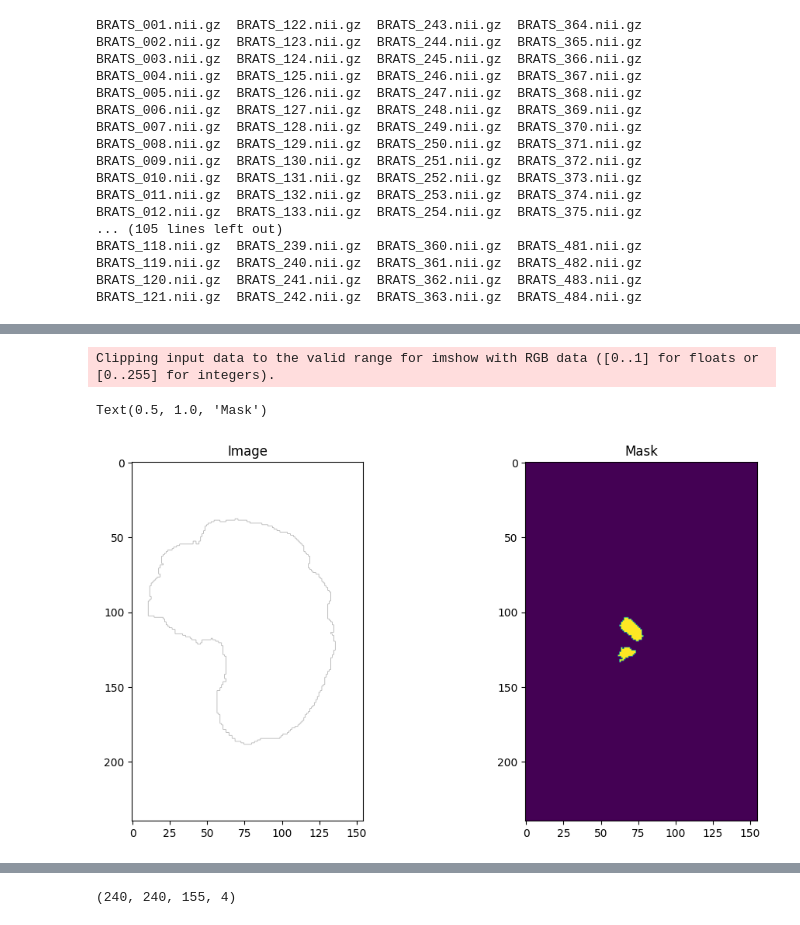
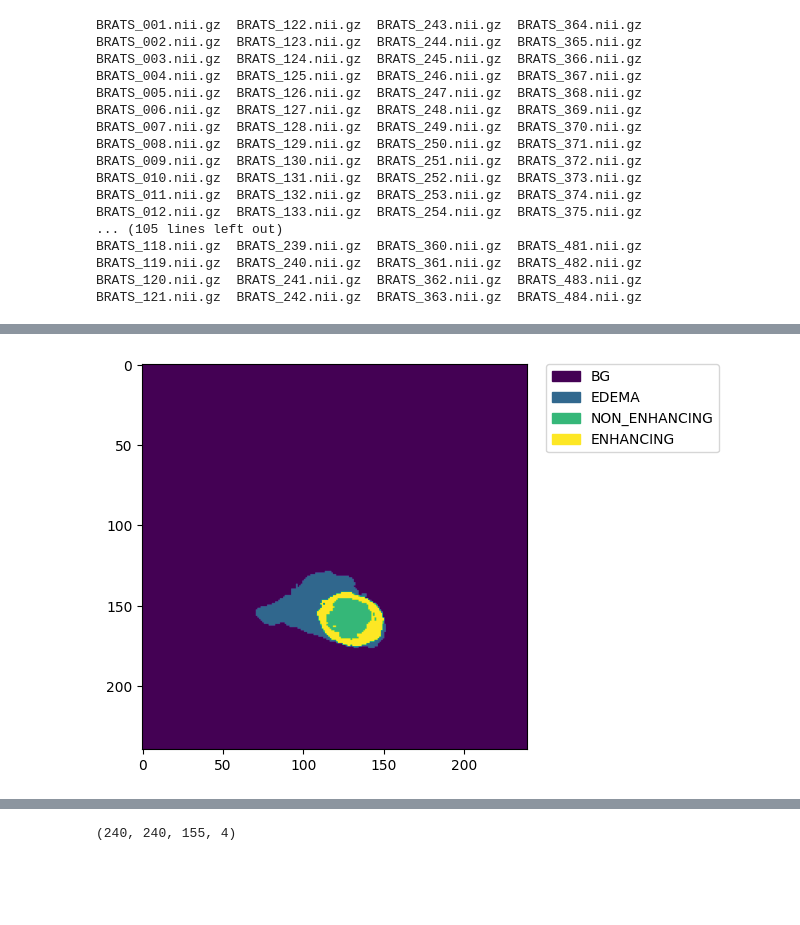
Before and after one commit to nashirj/mri-3d-segmentation, a Jupyter notebook: notebooks/mri-segmentation.ipynb, the cells around one changed output, grey strips where cells are left out. Drawn from its saved outputs; the diff is of its cells as text; code cells hidden in the pictures; blank space fills up the shorter version.

Commit message:
Add progress on data exploration

```diff
--- a/notebooks/mri-segmentation.ipynb
+++ b/notebooks/mri-segmentation.ipynb
@@ -55 +52,8 @@ all_masks = glob.glob(os.path.join(BASE_MASK_PATH,'*'))
+# %%
+all_img_paths = glob.glob(os.path.join(BASE_IMG_PATH,'*'))
+# sort by filename
+all_img_paths = sorted(all_img_paths, key=lambda x: int(os.path.basename(x).split('.')[0][6:]))
+all_mask_paths = glob.glob(os.path.join(BASE_MASK_PATH,'*'))
+# sort by filename
+all_mask_paths = sorted(all_mask_paths, key=lambda x: int(os.path.basename(x).split('.')[0][6:]))
 # %%
@@ -80,3 +86,0 @@ all_imgs[0], all_masks[0]
-# %%
-test_image=nib.load(all_imgs[0]).get_fdata()
-test_mask=nib.load(all_masks[0]).get_fdata()
@@ -83,12 +89,11 @@ test_mask=nib.load(all_masks[0]).get_fdata()
+# %%
+test_image=nib.load(all_img_paths[0]).get_fdata()
+# Change order of channels from [240, 240, 155, 4] to [4, 240, 240, 155]
+test_image = np.transpose(test_image, (3, 0, 1, 2))
+# # 0: t1, 1: t1ce, 2: t2, 3: flair
+test_images = [test_image[i, :, :, :] for i in range(4)]
+test_mask=nib.load(all_mask_paths[0]).get_fdata().astype(np.uint8)
+# %%
+slice_idx = 75
 # %%
 import matplotlib.pyplot as plt
-# %%
-fig, (ax1, ax2) = plt.subplots(1,2, figsize = (12, 6))
-ax1.imshow(test_image[test_image.shape[0]//2])
-ax1.set_title('Image')
-ax2.imshow(test_mask[test_image.shape[0]//2])
-ax2.set_title('Mask')
-# %% [output]
-Clipping input data to the valid range for imshow with RGB data ([0..1] for floats or [0..255] for integers).
-Text(0.5, 1.0, 'Mask')
-[figure, removed]
@@ -94,0 +117,19 @@ Text(0.5, 1.0, 'Mask')
+# %%
+
+fix, ax = plt.subplots(1, 1, figsize=(5, 5))
+
+data = test_mask[:, :, slice_idx]
+values = np.unique(data.ravel())
+im = ax.imshow(data)
+
+# get the colors of the values, according to the
+# colormap used by imshow
+colors = [im.cmap(im.norm(value)) for value in values]
+# create a patch (proxy artist) for every color
+patches = [mpatches.Patch(color=colors[i], label=f"{mask_types[values[i]]}") for i in range(len(values))]
+# put those patched as legend-handles into the legend
+ax.legend(handles=patches, bbox_to_anchor=(1.05, 1), loc=2, borderaxespad=0. )
+
+plt.show()
+# %% [output]
+[figure, added]
```
Also changed, not shown: parts of 19 cells of this notebook.
